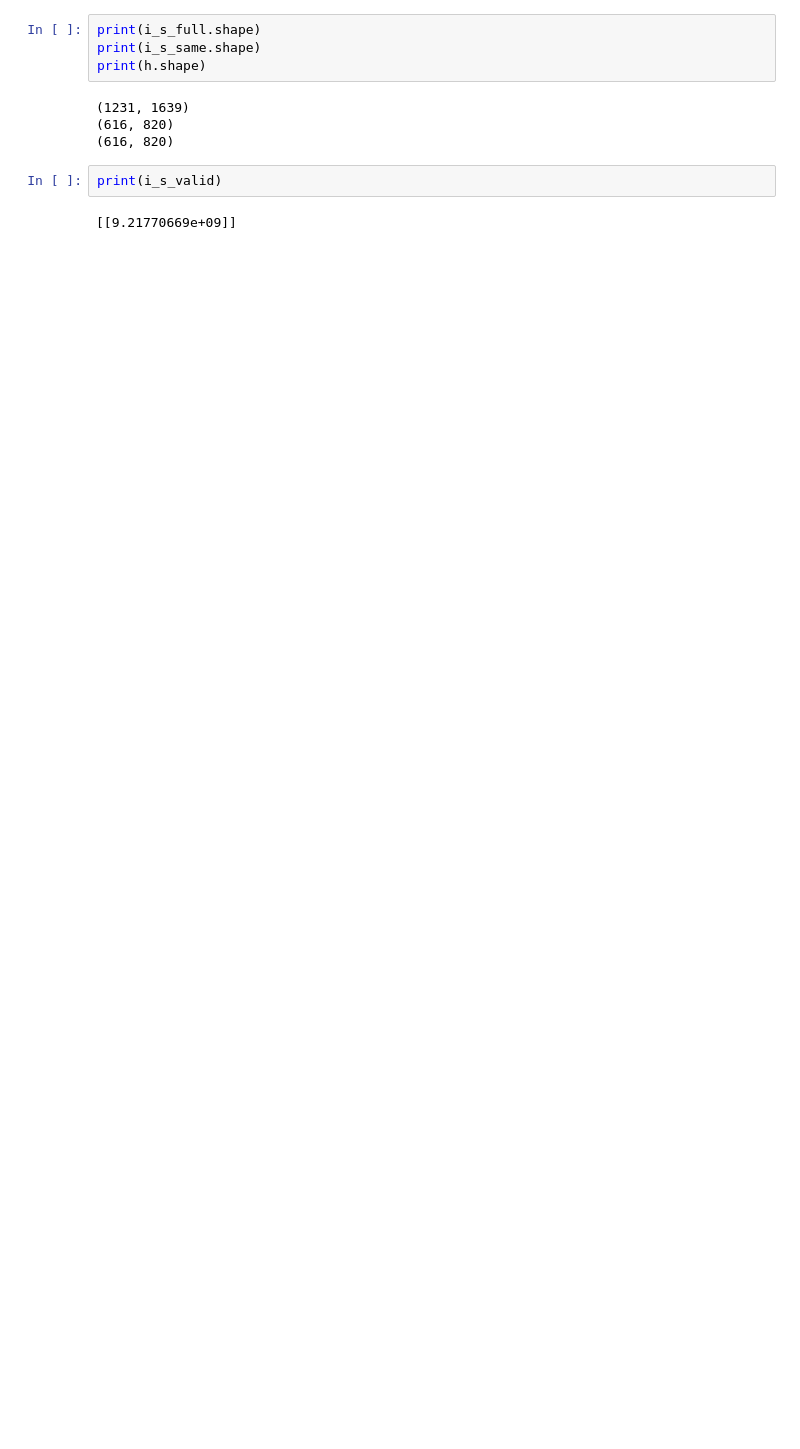
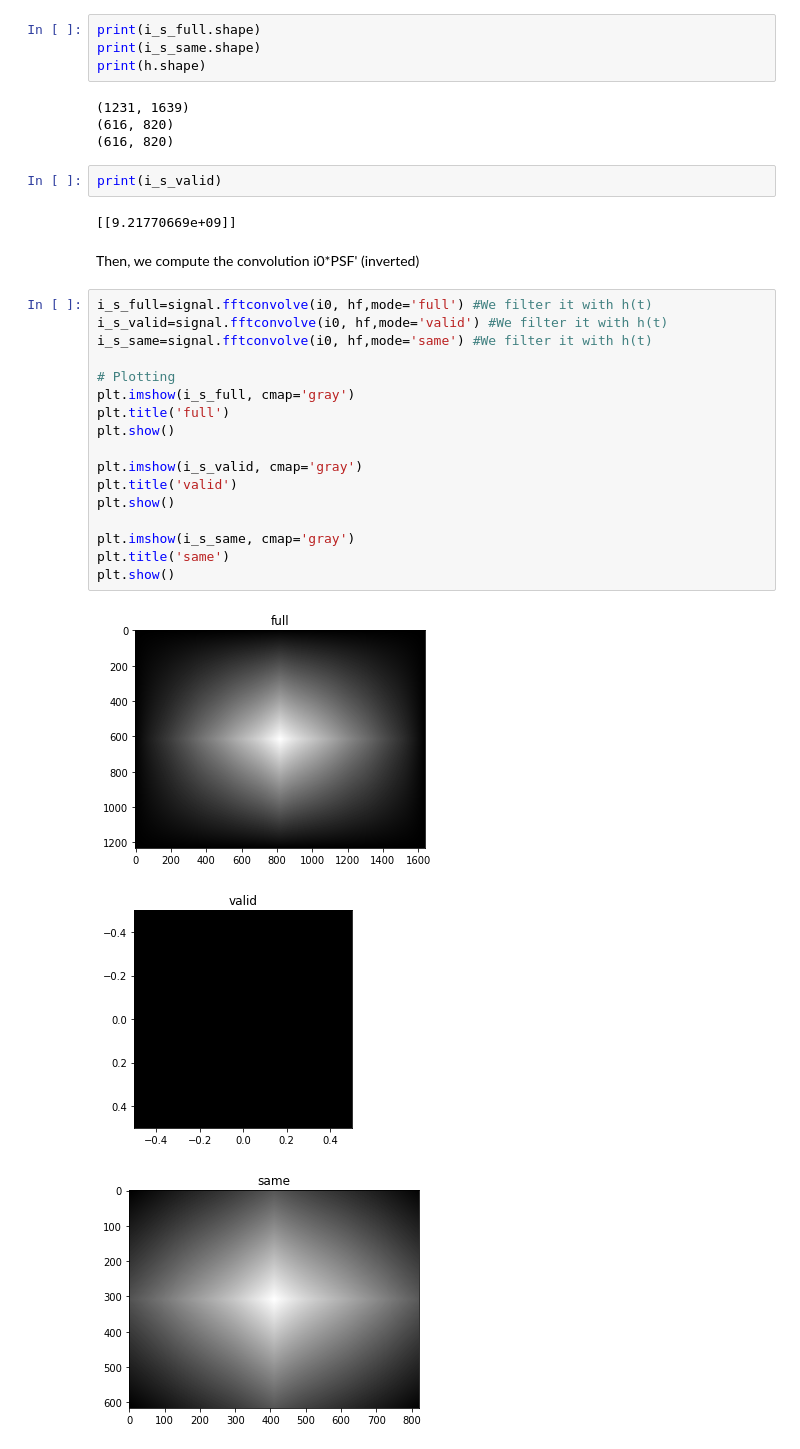
Before and after one commit to olivierleblanc/diffusercam, a Jupyter notebook: bernat/flipped_psf.ipynb, the cells around one changed output. Drawn from its saved outputs; the diff is of its cells as text; blank space fills up the shorter version.

```diff
--- a/bernat/flipped_psf.ipynb
+++ b/bernat/flipped_psf.ipynb
@@ -110,3 +95,26 @@ print(h.shape)
 print(i_s_valid)
 # %% [output]
 [[9.21770669e+09]]
+# %% [markdown]
+Then, we compute the convolution i0*PSF' (inverted)
+# %%
+i_s_full=signal.fftconvolve(i0, hf,mode='full') #We filter it with h(t)
+i_s_valid=signal.fftconvolve(i0, hf,mode='valid') #We filter it with h(t)
+i_s_same=signal.fftconvolve(i0, hf,mode='same') #We filter it with h(t)
+
+# Plotting
+plt.imshow(i_s_full, cmap='gray')
+plt.title('full')
+plt.show()
+
+plt.imshow(i_s_valid, cmap='gray')
+plt.title('valid')
+plt.show()
+
+plt.imshow(i_s_same, cmap='gray')
+plt.title('same')
+plt.show()
+# %% [output]
+[figure, added]
+[figure, added]
+[figure, added]
```
Also changed, not shown: parts of 5 cells of this notebook, 1 other file.
